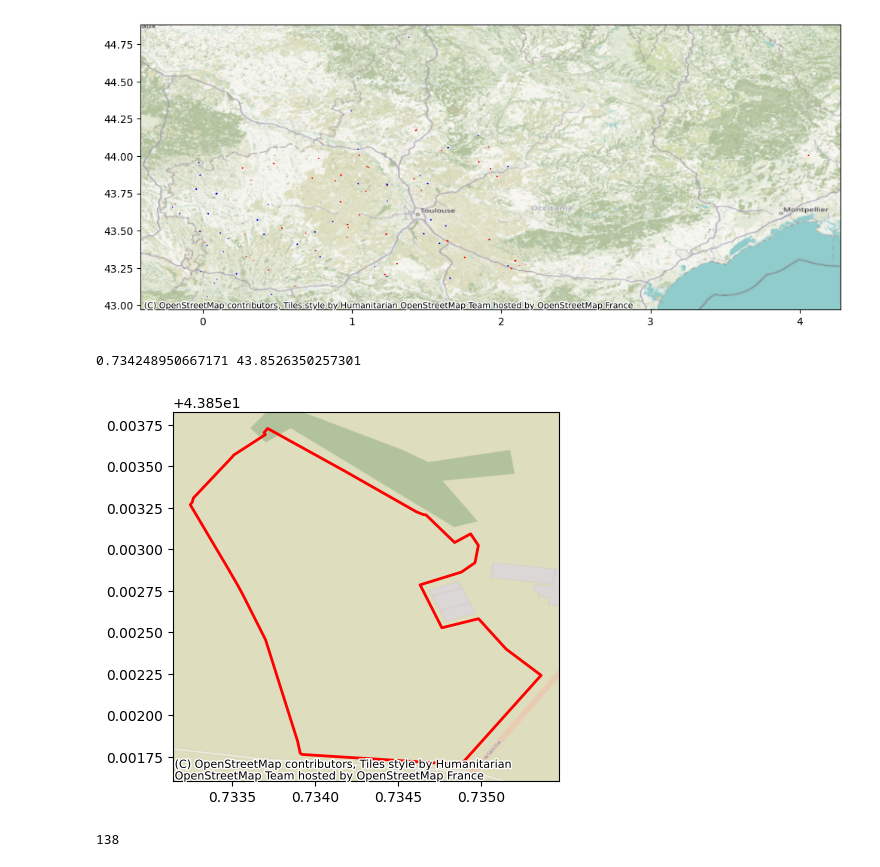
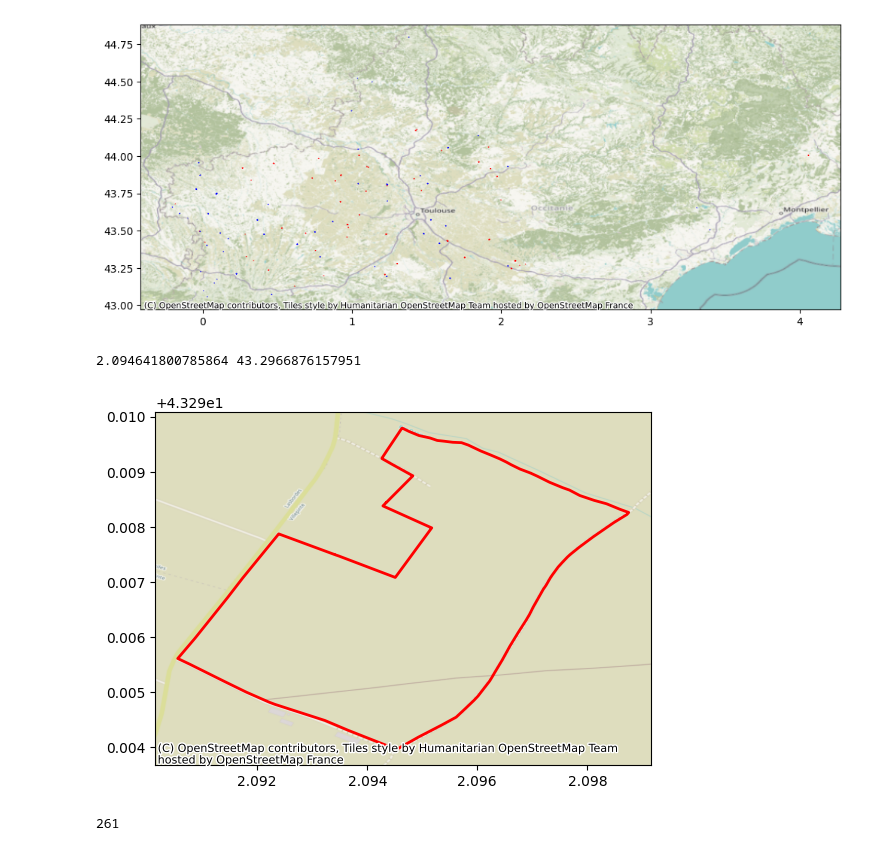
Before and after one commit to machbry/crops-growth-monitoring, a Jupyter notebook: notebooks/poc.ipynb, the cells around one changed output. Saved outputs shown, nothing was run; the diff lists cells and outputs as text; code cells hidden in the pictures.

```diff
--- a/notebooks/poc.ipynb
+++ b/notebooks/poc.ipynb
@@ -39,15 +42,16 @@ cx.add_basemap(ax, crs=rpg_gdf.crs)
 # %% [output]
 [figure]
 # %%
-sample_poly = rpg_gdf.iloc[5]["geometry"]
+sample_idx = choice(rpg_gdf.index)
+sample_poly = rpg_gdf.iloc[sample_idx]["geometry"]
 sample_poly_gdf = gpd.GeoDataFrame({'geometry': [sample_poly]}, crs='epsg:4326')
 print(sample_poly.centroid.x, sample_poly.centroid.y)
 
 ax = sample_poly_gdf.plot(edgecolor='red', facecolor='none', linewidth=2)
 cx.add_basemap(ax=ax, crs=rpg_gdf.crs)
 # %% [output]
-0.734248950667171 43.8526350257301
+2.094641800785864 43.2966876157951
-[figure, old version]
+[figure, new version]
 # %%
 catalog = Client.open("https://earth-search.aws.element84.com/v1/")
 # %%
@@ -56,7 +60,7 @@ query = catalog.search(collections=["sentinel-2-l2a"], datetime="2023-01-01/2023
 items = query.item_collection()
 len(items)
 # %% [output]
-138
+261
 # %%
 sentinel_gdf = gpd.GeoDataFrame.from_features(items.to_dict(), crs='epsg:4326')
 sentinel_gdf.head()
```
Also changed, not shown: parts of 20 cells of this notebook, 2 other files.
